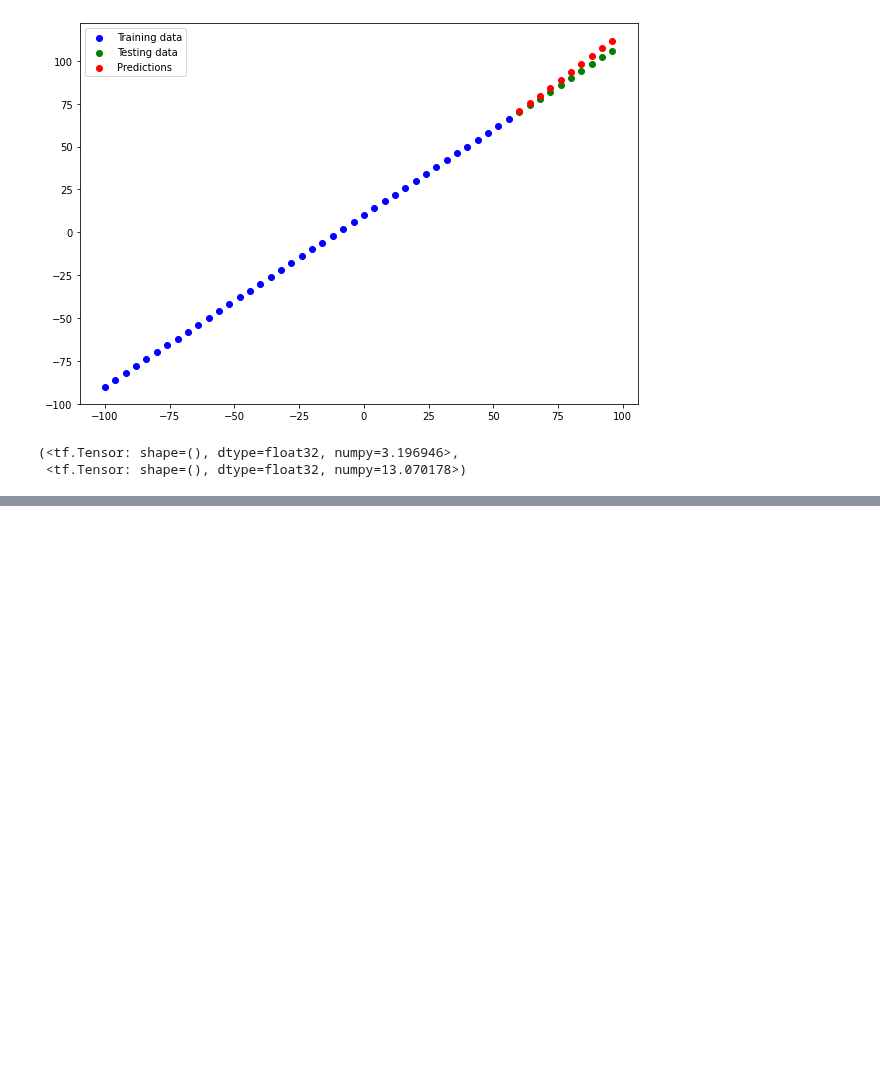
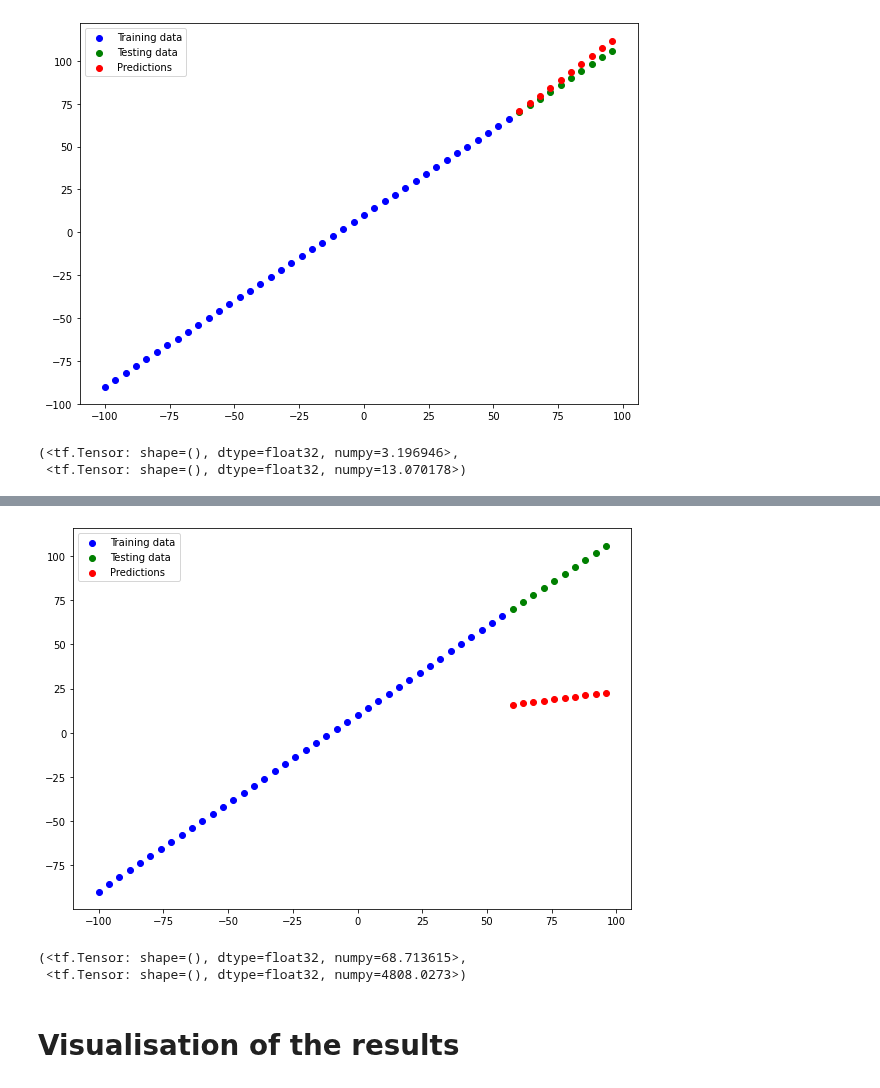
Before and after one commit to Janadhi14/tensorflow-test, a Jupyter notebook: NeuralNetworkRegression.ipynb, the cells around one changed output, grey strips where cells are left out. Drawn from its saved outputs; the diff is of its cells as text; code cells hidden in the pictures; blank space fills up the shorter version.

Commit message:
model 3 done

```diff
--- a/NeuralNetworkRegression.ipynb
+++ b/NeuralNetworkRegression.ipynb
@@ -711,0 +714,16 @@ mae_2,mse_2
+# %%
+# we want this model to have 500 epochs because we want it to run for longer
+# we also want it to have 2 layers
+tf.random.set_seed(42)
+
+model_3= tf.keras.Sequential([
+    tf.keras.layers.Dense(10),
+    tf.keras.layers.Dense(1)
+])
+
+model_3.compile(loss = tf.keras.losses.mae,
+              optimizer = tf.keras.optimizers.SGD(),
+              metrics = ["mse"])
+
+with tf.device('/cpu:0'): model_3.fit(tf.expand_dims(X_train, axis = 1), y_train, epochs = 500)
+# with tf.device('/cpu:0'): model.fit(tf.expand_dims(X_train, axis=-1), y_train, epochs=100)
@@ -711,0 +766,7 @@ mae_2,mse_2
+# %%
+# lets visualise this
+y_preds_3 = model_3.predict(X_test)
+y_preds_3
+
+plot_predictions(predictions = y_preds_3)
+# %% [output]
@@ -711,0 +774,13 @@ mae_2,mse_2
+[figure, added]
+# %%
+# the output predictions are noticablly worse than the testing data
+#This is an example of overfitting in meahcine learning  whne the model has learned the training data too well and doesnt generalise very well to test data
+# lets run our evaluation metrics
+mae_3 = mae(y_test, y_preds_3)
+mse_3 = mse(y_test, y_preds_3)
+mae_3, mse_3
+# %% [output]
+(<tf.Tensor: shape=(), dtype=float32, numpy=68.713615>,
+ <tf.Tensor: shape=(), dtype=float32, numpy=4808.0273>)
+# %% [markdown]
+# Visualisation of the results
```
Also changed, not shown: parts of 4 cells of this notebook.
